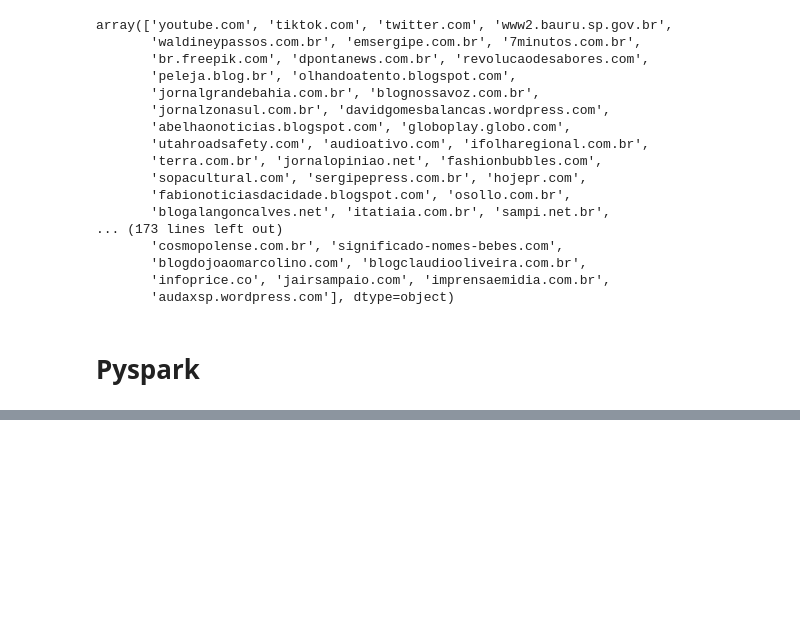
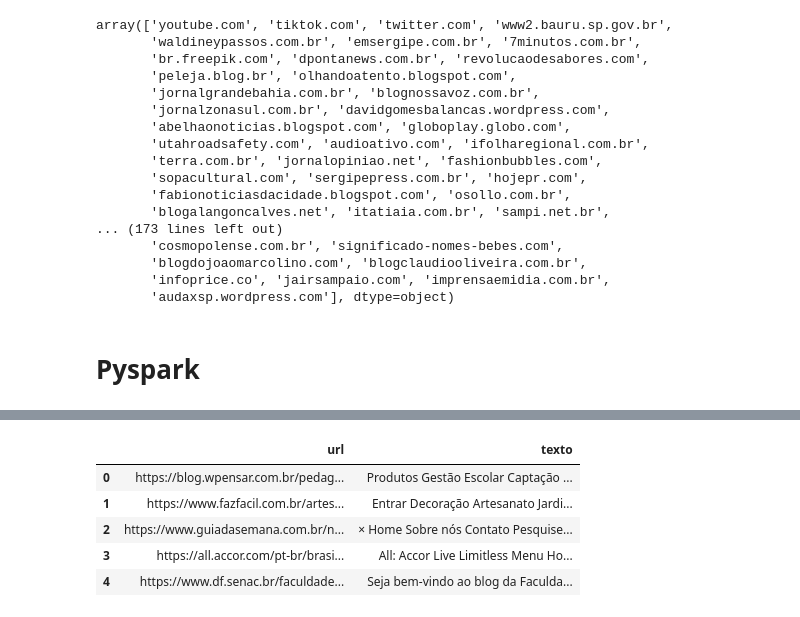
Before and after one commit to Thiag0car/Costume-Trends-Scraper, a Jupyter notebook: Contagem.ipynb, the cells around one changed output, grey strips where cells are left out. Saved outputs shown, nothing was run; the diff lists cells and outputs as text; code cells hidden in the pictures; blank space fills up the shorter version.

```diff
--- a/Contagem.ipynb
+++ b/Contagem.ipynb
@@ -169,0 +121,11 @@ plt.show()
+# %%
+df = pd.read_csv(r"C:\Users\danyu\Desktop\dados_sites.csv")
+# %%
+df.head()
+# %% [output]
+|  | url | texto |
+| 0 | https://blog.wpensar.com.br/pedag... | Produtos Gestão Escolar Captação ... |
+| 1 | https://www.fazfacil.com.br/artes... | Entrar Decoração Artesanato Jardi... |
+| 2 | https://www.guiadasemana.com.br/n... | × Home Sobre nós Contato Pesquise... |
+| 3 | https://all.accor.com/pt-br/brasi... | All: Accor Live Limitless Menu Ho... |
+| 4 | https://www.df.senac.br/faculdade... | Seja bem-vindo ao blog da Faculda... |
```
Also changed, not shown: parts of 13 cells of this notebook.
